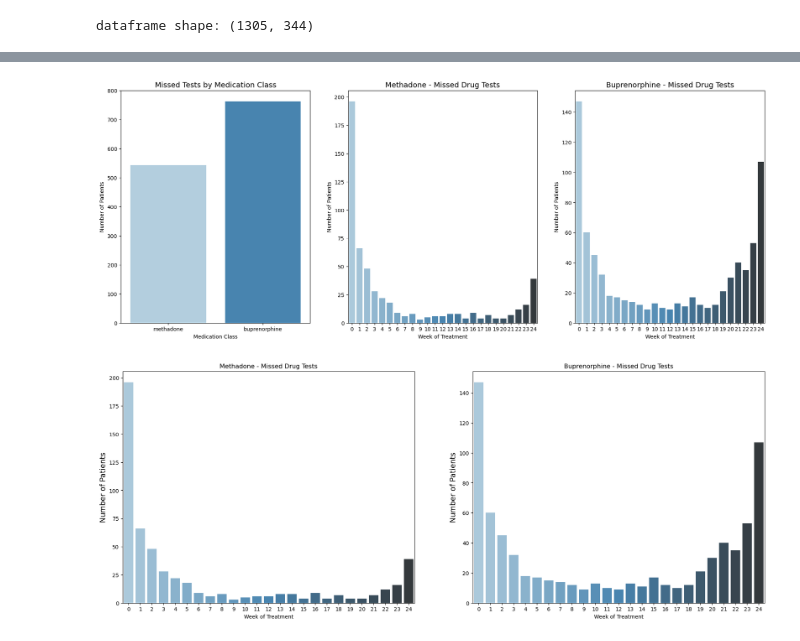
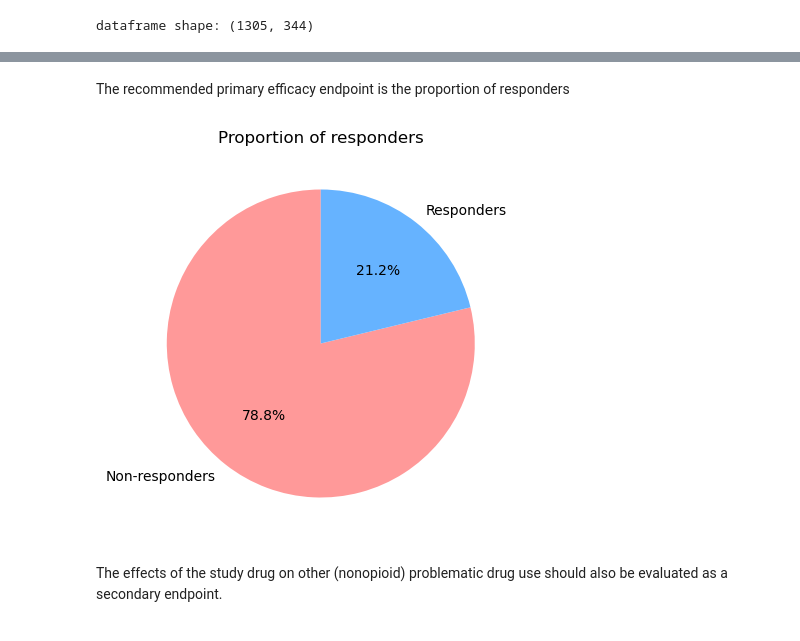
Before and after one commit to DanHerman212/oud_treatment_outcome, a Jupyter notebook: notebooks/2_exploratory_analysis.ipynb, the cells around one changed output, grey strips where cells are left out. Drawn from its saved outputs; the diff is of its cells as text; code cells hidden in the pictures.

```diff
--- a/notebooks/2_exploratory_analysis.ipynb
+++ b/notebooks/2_exploratory_analysis.ipynb
@@ -230,51 +18,13 @@ z-score: -6.647963524500465
-# %%
-# create a new dataframe for each medication group
-med1 = merged[merged['meds'] == 1]
-med2 = merged[merged['meds'] == 2]
-
-# create three plots next to each other
-fig, axes = plt.subplots(1, 3, figsize=(22, 8))
-
-# plot no shows by medication
-sns.countplot(x='meds', data=merged, ax=axes[0], palette='Blues')
-axes[0].set_title('Missed Tests by Medication Class' , fontsize=14)
-axes[0].set_xlabel('Medication Class')
-axes[0].set_ylabel('Number of Patients')
-
-# plot no shows by medication by week
-sns.countplot(x='missed_tests', data=med1, ax=axes[1], palette='Blues_d')
-axes[1].set_title('Methadone - Missed Drug Tests', fontsize=14)
-axes[1].set_xlabel('Week of Treatment')
-axes[1].set_ylabel('Number of Patients')
-
-# plot no shows by medication by week
-sns.countplot(x='missed_tests', data=med2, ax=axes[2], palette='Blues_d')
-axes[2].set_title('Buprenorphine - Missed Drug Tests', fontsize=14)
-axes[2].set_xlabel('Week of Treatment')
-axes[2].set_ylabel('Number of Patients')
-
-# Rename the 'meds' classes
-axes[0].set_xticklabels(['methadone', 'buprenorphine'])
-plt.show()
-# %% [output]
-[figure, removed]
-# %%
-# create 2 plots next to eachother
-fig, axes = plt.subplots(1, 2, figsize=(22, 8))
-
-
-# plot no shows by medication by week
-sns.countplot(x='missed_tests', data=med1, ax=axes[0], palette='Blues_d')
-axes[0].set_title('Methadone - Missed Drug Tests')
-axes[0].set_xlabel('Week of Treatment')
-axes[0].set_ylabel('Number of Patients', fontsize=14)
-
-# plot no shows by medication by week
-sns.countplot(x='missed_tests', data=med2, ax=axes[1], palette='Blues_d')
-axes[1].set_title('Buprenorphine - Missed Drug Tests')
-axes[1].set_xlabel('Week of Treatment')
-axes[1].set_ylabel('Number of Patients', fontsize=14)
-
-plt.show()
-# %% [output]
-[figure, removed]
+# %% [markdown]
+The recommended primary efficacy endpoint is the proportion of responders
+# %%
+# plot proportion of responders
+ax = data.responder.value_counts().plot(kind='pie', autopct='%1.1f%%', startangle=90, labels=['Non-responders', 'Responders'], colors=['#ff9999','#66b3ff'], figsize=(5, 5))
+ax.set_title('Proportion of responders')
+ax.set_ylabel('')
+plt.show()
+# %% [output]
+[figure, added]
+# %% [markdown]
+
+The effects of the study drug on other (nonopioid) problematic drug use should also be evaluated as a secondary endpoint.
```
Also changed, not shown: parts of 27 cells of this notebook.
